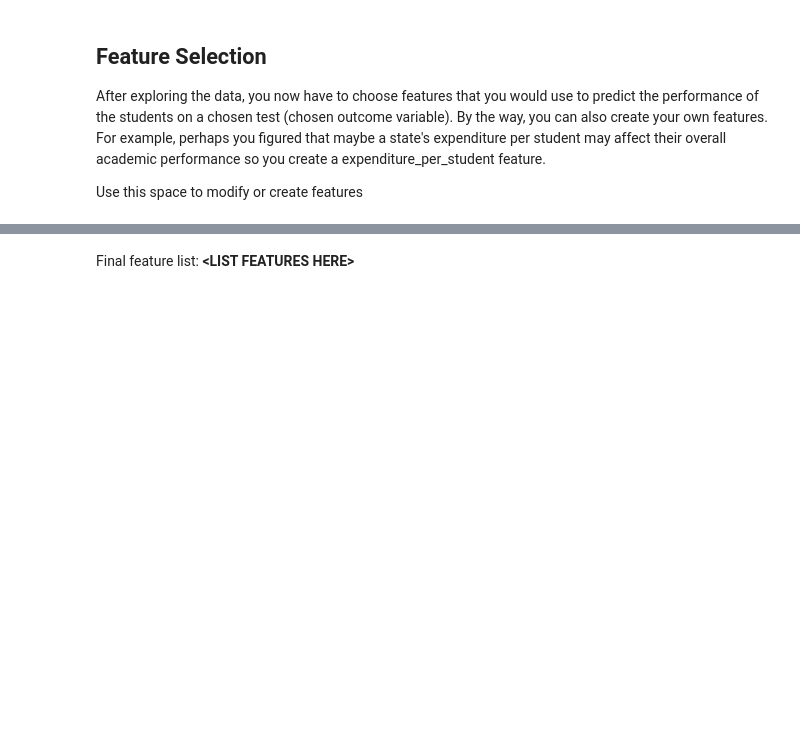
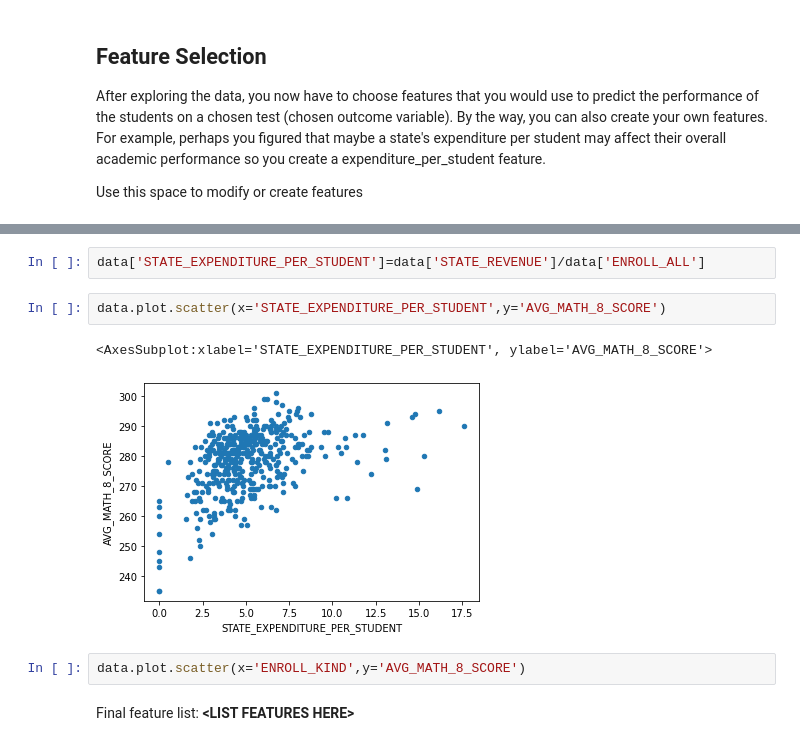
Before and after one commit to rheauppal/checkpoint1, a Jupyter notebook: checkpoint2/checkpoint2.ipynb, the cells around one changed output, grey strips where cells are left out. Drawn from its saved outputs; the diff is of its cells as text; blank space fills up the shorter version.

```diff
--- a/checkpoint2/checkpoint2.ipynb
+++ b/checkpoint2/checkpoint2.ipynb
@@ -357,3 +382,12 @@ Use this space to modify or create features
+# %%
+data['STATE_EXPENDITURE_PER_STUDENT']=data['STATE_REVENUE']/data['ENROLL_ALL']
+# %%
+data.plot.scatter(x='STATE_EXPENDITURE_PER_STUDENT',y='AVG_MATH_8_SCORE')
+# %% [output]
+<AxesSubplot:xlabel='STATE_EXPENDITURE_PER_STUDENT', ylabel='AVG_MATH_8_SCORE'>
+[figure, added]
+# %%
+data.plot.scatter(x='ENROLL_KIND',y='AVG_MATH_8_SCORE')
 # %% [markdown]
 Final feature list: **<LIST FEATURES HERE\>**
 # %% [markdown]
```
Also changed, not shown: parts of 10 cells of this notebook.
